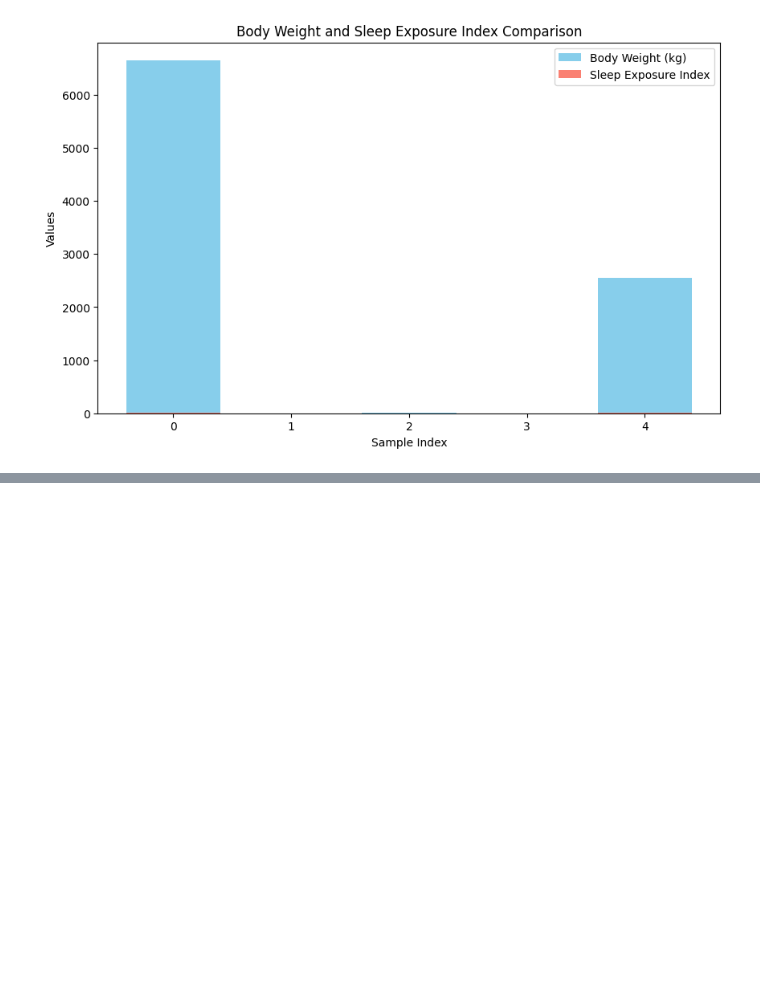
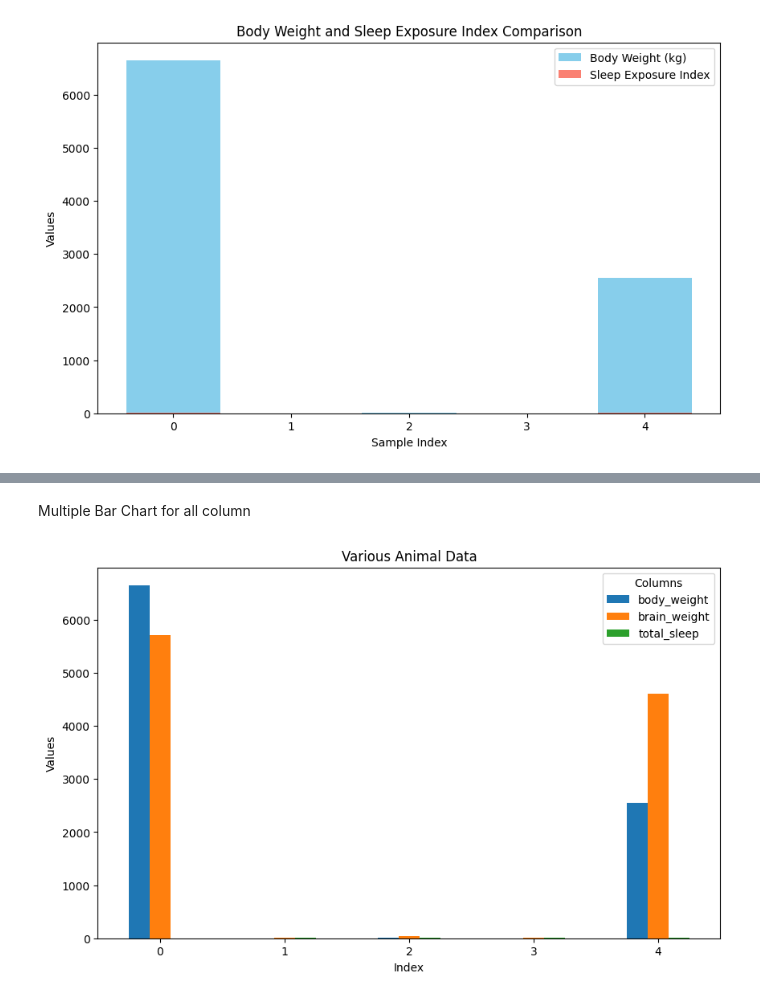
Before and after one commit to deepadulal/SleepingData, a Jupyter notebook: sleepdata.ipynb, the cells around one changed output, grey strips where cells are left out. Cells and saved outputs as stored; diff of their text form; code cells hidden in the pictures; blank space fills up the shorter version.

```diff
--- a/sleepdata.ipynb
+++ b/sleepdata.ipynb
@@ -165,0 +191,14 @@ plt.show()
+# %% [markdown]
+Multiple Bar Chart for all column
+# %%
+# Plotting all columns
+df.plot(kind='bar', figsize=(10, 6))
+
+plt.title('Various Animal Data')
+plt.xlabel('Index')
+plt.ylabel('Values')
+plt.xticks(rotation=0)  # To make sure the x-axis labels are horizontal
+plt.legend(title='Columns')
+plt.show()
+# %% [output]
+[figure, added]
```
Also changed, not shown: parts of 2 cells of this notebook.
